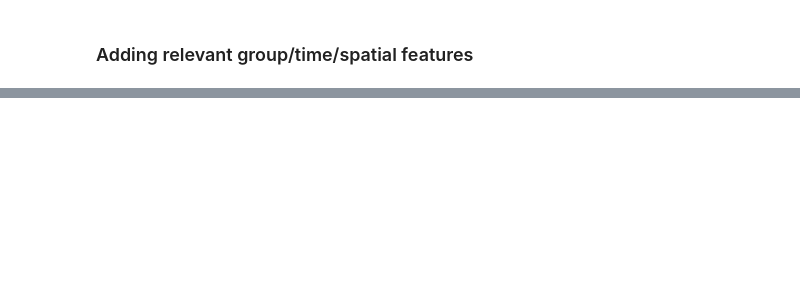
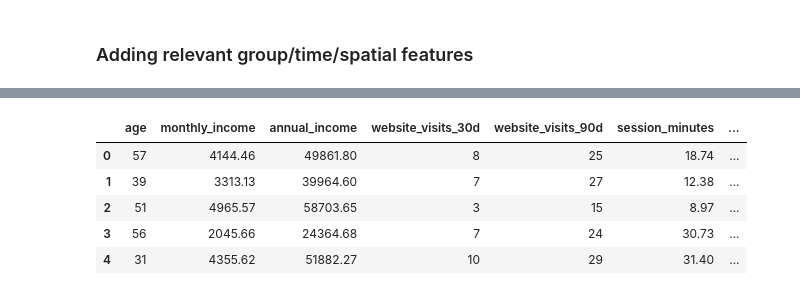
Before and after one commit to diyorarti/Learning_Data_Science, a Jupyter notebook: Statistics/3_Regression/Logistic_regression/Independence_Observations_Assumption.ipynb, the cells around one changed output, grey strips where cells are left out. Cells and saved outputs as stored; diff of their text form; code cells hidden in the pictures; blank space fills up the shorter version.

```diff
--- a/Statistics/3_Regression/Logistic_regression/Independence_Observations_Assumption.ipynb
+++ b/Statistics/3_Regression/Logistic_regression/Independence_Observations_Assumption.ipynb
@@ -1128,0 +1138,6 @@ models_restuls
+# %%
+# df_ids = df_ids.drop(columns=['region_East','region_North',	'region_South', 'region_West'])
+df_ids['region'] = df['region']
+df_ids['branch_id'] = df['branch_id']
+
+df_ids.head()
@@ -1128,0 +1172,15 @@ models_restuls
+# %%
+df_ids['observation_month'] = pd.to_datetime(
+    df_ids['observation_month']
+)
+
+# getting the start date of data
+start_date = df_ids['observation_month'].min()
+
+# calculating
+df_ids['months_since_start'] = (
+    (df_ids['observation_month'].dt.year - start_date.year) * 12
+    +
+    (df_ids['observation_month'].dt.month - start_date.month)
+)
+df_ids.head()
@@ -1128,0 +1196,10 @@ models_restuls
+# %%
+region_df = pd.get_dummies(
+    df_ids['region'],
+    drop_first=True,
+    dtype=int
+)
+
+df_ids = pd.concat([df_ids, region_df], axis=1)
+
+df_ids.head()
@@ -1128,0 +1213,13 @@ models_restuls
+# %%
+dropping_columns1 = ['customer_id', 'observation_month', 'region', 'branch_id']
+
+df_ids = df_ids.drop(columns=dropping_columns1)
+
+df_ids.head()
+# %% [output]
+|  | age | monthly_income | annual_income | website_visits_30d | website_visits_90d | session_minutes | ... |
+| 0 | 57 | 4144.46 | 49861.80 | 8 | 25 | 18.74 | ... |
+| 1 | 39 | 3313.13 | 39964.60 | 7 | 27 | 12.38 | ... |
+| 2 | 51 | 4965.57 | 58703.65 | 3 | 15 | 8.97 | ... |
+| 3 | 56 | 2045.66 | 24364.68 | 7 | 24 | 30.73 | ... |
+| 4 | 31 | 4355.62 | 51882.27 | 10 | 29 | 31.40 | ... |
```
Also changed, not shown: parts of 19 cells of this notebook, 5 other files.
